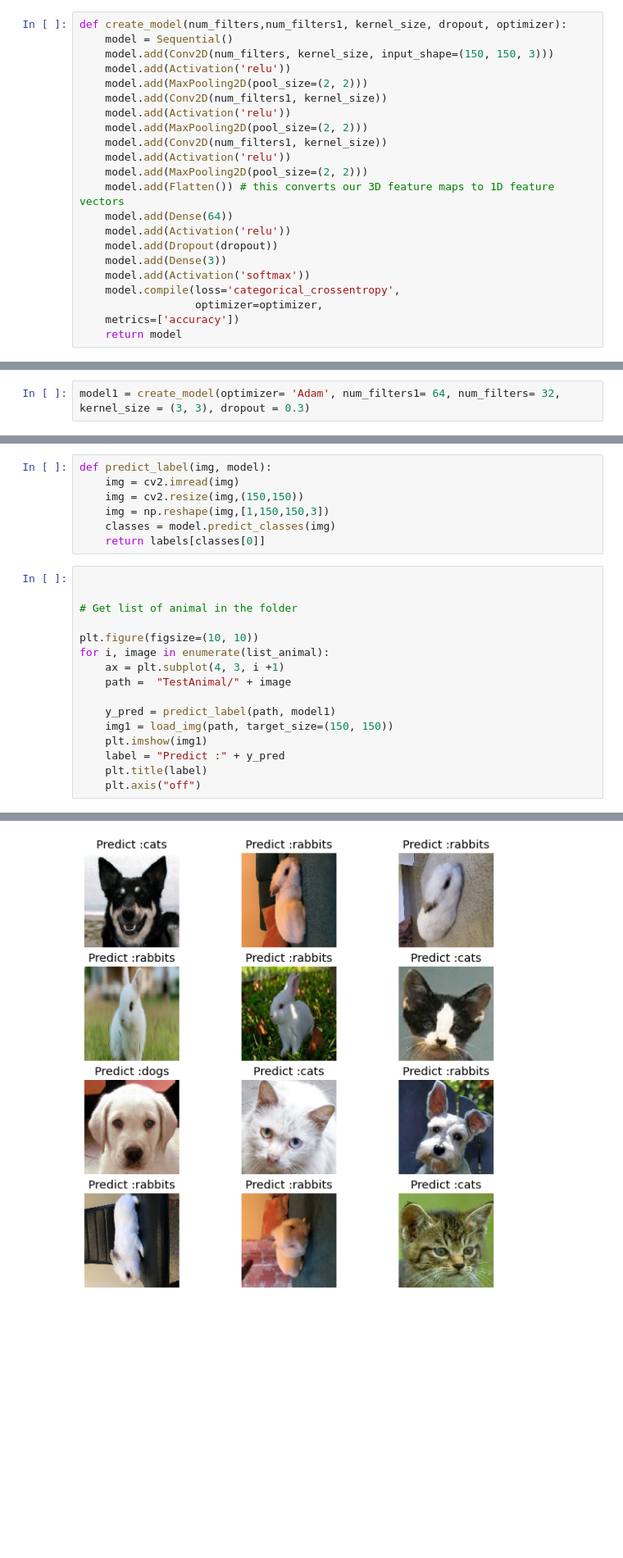
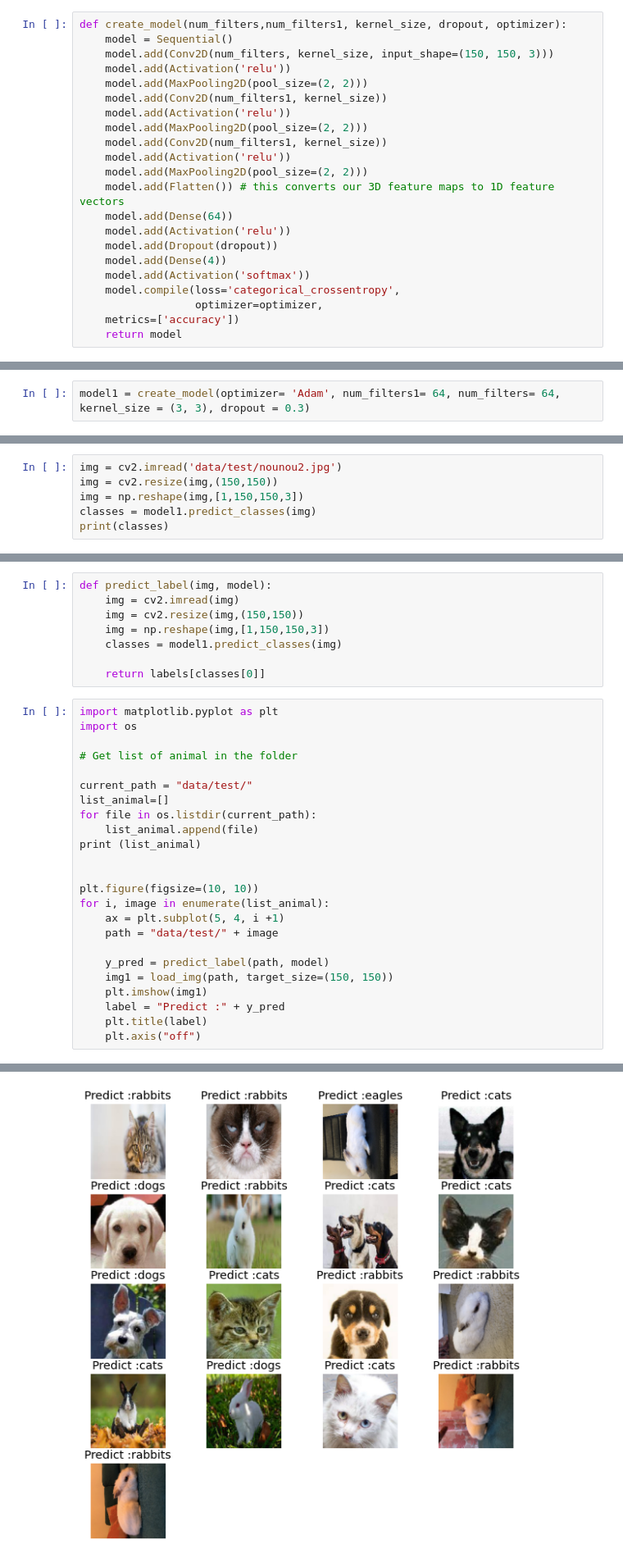
Before and after one commit to hachem13/data_artificial_inteligence, a Jupyter notebook: brief_projet/convenlution_neural_network/image_classification_keras.ipynb, the cells around one changed output, grey strips where cells are left out. Shown at 82% size. Cells and saved outputs as stored; diff of their text form; blank space fills up the shorter version.

```diff
--- a/brief_projet/convenlution_neural_network/image_classification_keras.ipynb
+++ b/brief_projet/convenlution_neural_network/image_classification_keras.ipynb
@@ -492,7 +489,7 @@ def create_model(num_filters,num_filters1, kernel_size, dropout, optimizer):
     model.add(Dense(64))
     model.add(Activation('relu'))
     model.add(Dropout(dropout))
-    model.add(Dense(3))
+    model.add(Dense(4))
     model.add(Activation('softmax'))
     model.compile(loss='categorical_crossentropy',
                   optimizer=optimizer,
@@ -550,5 +554,5 @@ best param =  {'optimizer': 'Adam', 'num_filters1': 64, 'num_filters': 32, 'kern
 # %%
-model1 = create_model(optimizer= 'Adam', num_filters1= 64, num_filters= 32, kernel_size = (3, 3), dropout = 0.3)
+model1 = create_model(optimizer= 'Adam', num_filters1= 64, num_filters= 64, kernel_size = (3, 3), dropout = 0.3)
 # %%
 history = model1.fit_generator(
         train_generator,
@@ -618,0 +624,6 @@ print(labels)
+# %%
+img = cv2.imread('data/test/nounou2.jpg')
+img = cv2.resize(img,(150,150))
+img = np.reshape(img,[1,150,150,3])
+classes = model1.predict_classes(img)
+print(classes)
@@ -621,19 +634,28 @@ def predict_label(img, model):
     img = cv2.imread(img)
     img = cv2.resize(img,(150,150))
     img = np.reshape(img,[1,150,150,3])
-    classes = model.predict_classes(img)
+    classes = model1.predict_classes(img)
+
     return labels[classes[0]]
 # %%
-
+import matplotlib.pyplot as plt
+import os
 
 # Get list of animal in the folder
 
+current_path = "data/test/"
+list_animal=[]
+for file in os.listdir(current_path):
+    list_animal.append(file)
+print (list_animal)
+
+
 plt.figure(figsize=(10, 10))
 for i, image in enumerate(list_animal):
-    ax = plt.subplot(4, 3, i +1)
-    path =  "TestAnimal/" + image
+    ax = plt.subplot(5, 4, i +1)
+    path = "data/test/" + image
 
-    y_pred = predict_label(path, model1)
+    y_pred = predict_label(path, model)
     img1 = load_img(path, target_size=(150, 150))
     plt.imshow(img1)
     label = "Predict :" + y_pred
@@ -643 +666 @@ for i, image in enumerate(list_animal):
-[figure, old version]
+[figure, new version]
```
Also changed, not shown: parts of 51 cells of this notebook.
